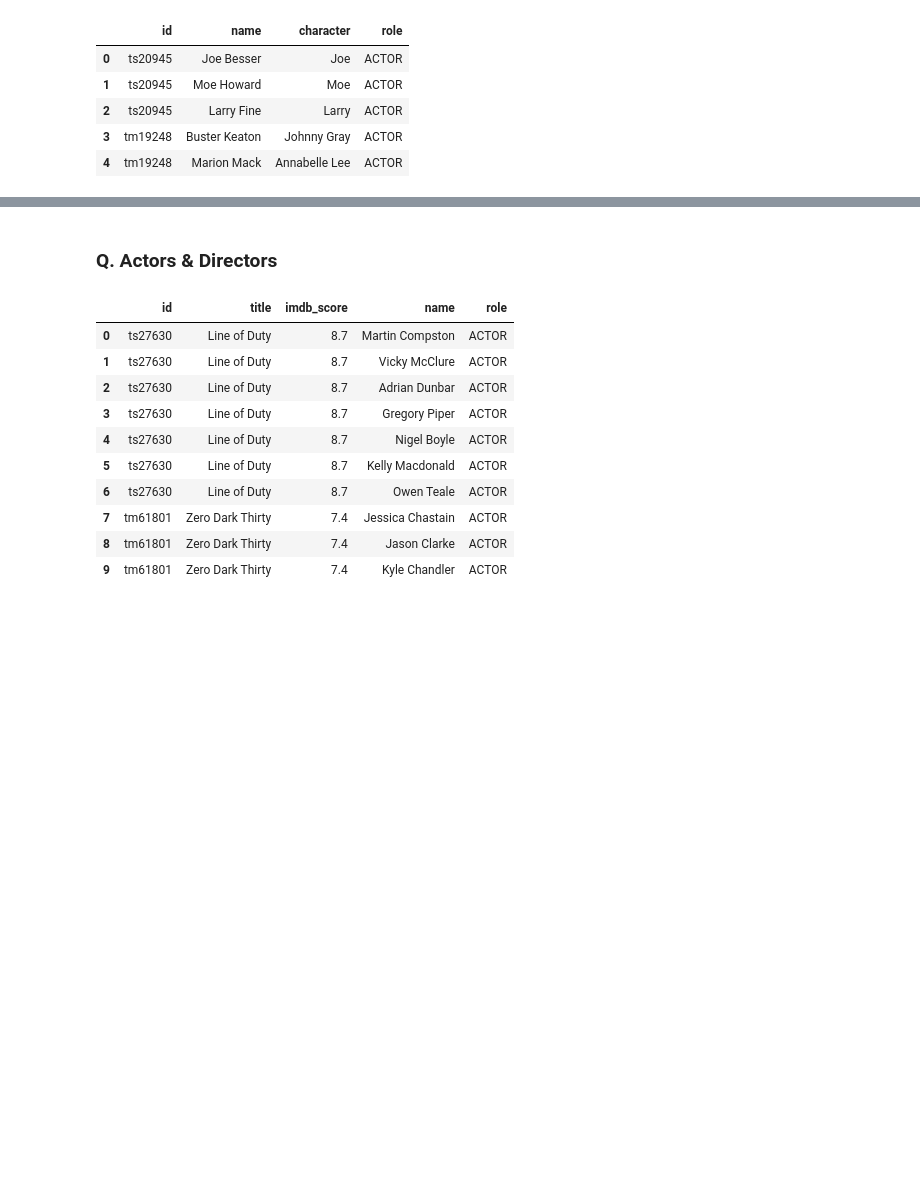
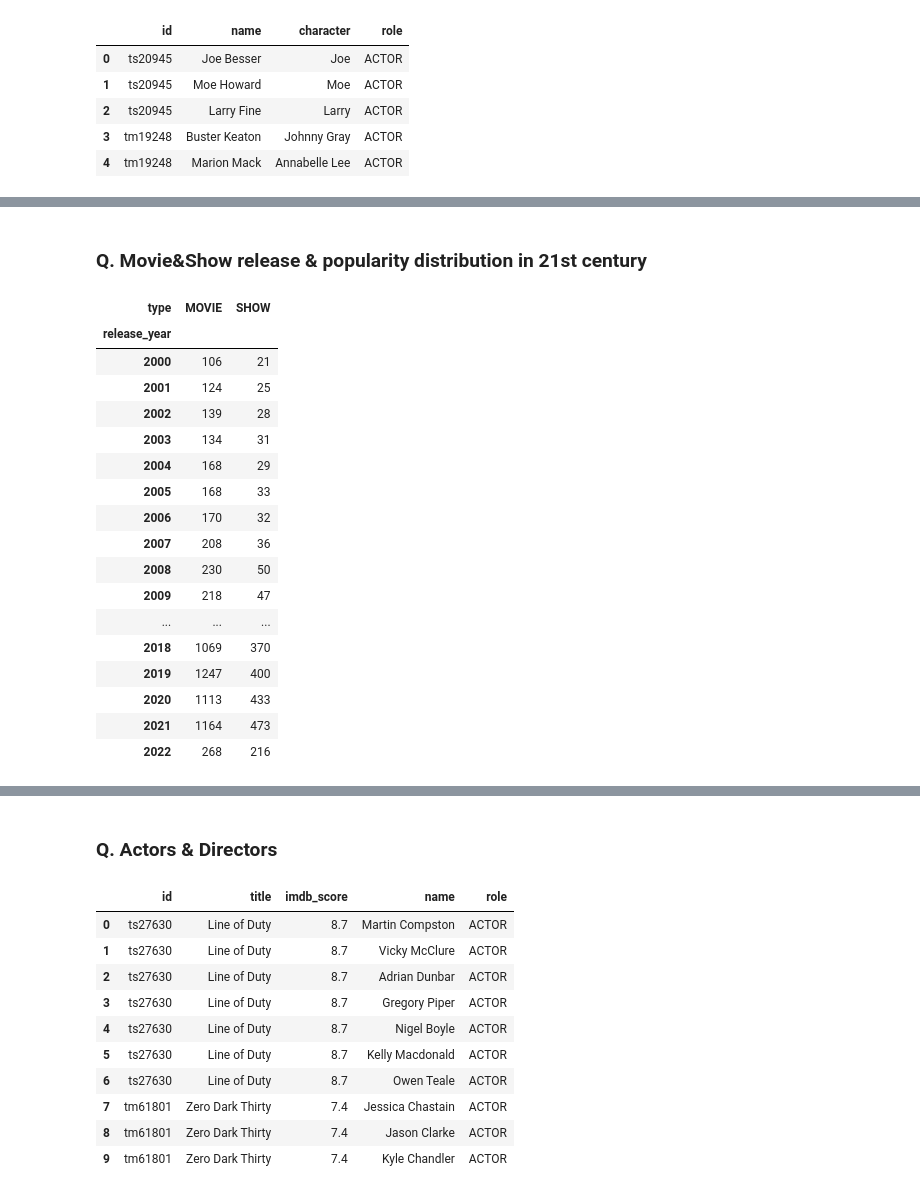
Before and after one commit to quytrungg/Group1_Final_Project_CSC17104, a Jupyter notebook: phase_3_data_analysis/data_analysis.ipynb, the cells around one changed output, grey strips where cells are left out. Saved outputs shown, nothing was run; the diff lists cells and outputs as text; code cells hidden in the pictures; blank space fills up the shorter version.

```diff
--- a/phase_3_data_analysis/data_analysis.ipynb
+++ b/phase_3_data_analysis/data_analysis.ipynb
@@ -49,3 +49,29 @@ df_data.head()
 | 2 | ts20945 | The Three Stooges | SHOW | 1934 | TV-PG | 19 | comedy, family, animation, action... | US | ... |
 | 3 | tm19248 | The General | MOVIE | 1926 | NONE | 78 | action, drama, war, western, come... | US | ... |
 | 4 | tm19248 | The General | MOVIE | 1926 | NONE | 78 | action, drama, war, western, come... | US | ... |
+# %% [markdown]
+### Q. Movie&Show release & popularity distribution in 21st century
+# %%
+last10y_release = df_data[df_data['release_year'] >= 2000].loc[:, ['release_year', 'id', 'type']].drop_duplicates().dropna().reset_index(drop=True)
+last10y_release_table = pd.pivot_table(last10y_release, values='id', index='release_year', columns='type', aggfunc=len)
+
+last10y_release_table
+# %% [output]
+| type | MOVIE | SHOW |
+| release_year |  |  |
+| 2000 | 106 | 21 |
+| 2001 | 124 | 25 |
+| 2002 | 139 | 28 |
+| 2003 | 134 | 31 |
+| 2004 | 168 | 29 |
+| 2005 | 168 | 33 |
+| 2006 | 170 | 32 |
+| 2007 | 208 | 36 |
+| 2008 | 230 | 50 |
+| 2009 | 218 | 47 |
+| ... | ... | ... |
+| 2018 | 1069 | 370 |
+| 2019 | 1247 | 400 |
+| 2020 | 1113 | 433 |
+| 2021 | 1164 | 473 |
+| 2022 | 268 | 216 |
```
Also changed, not shown: parts of 3 cells of this notebook.
